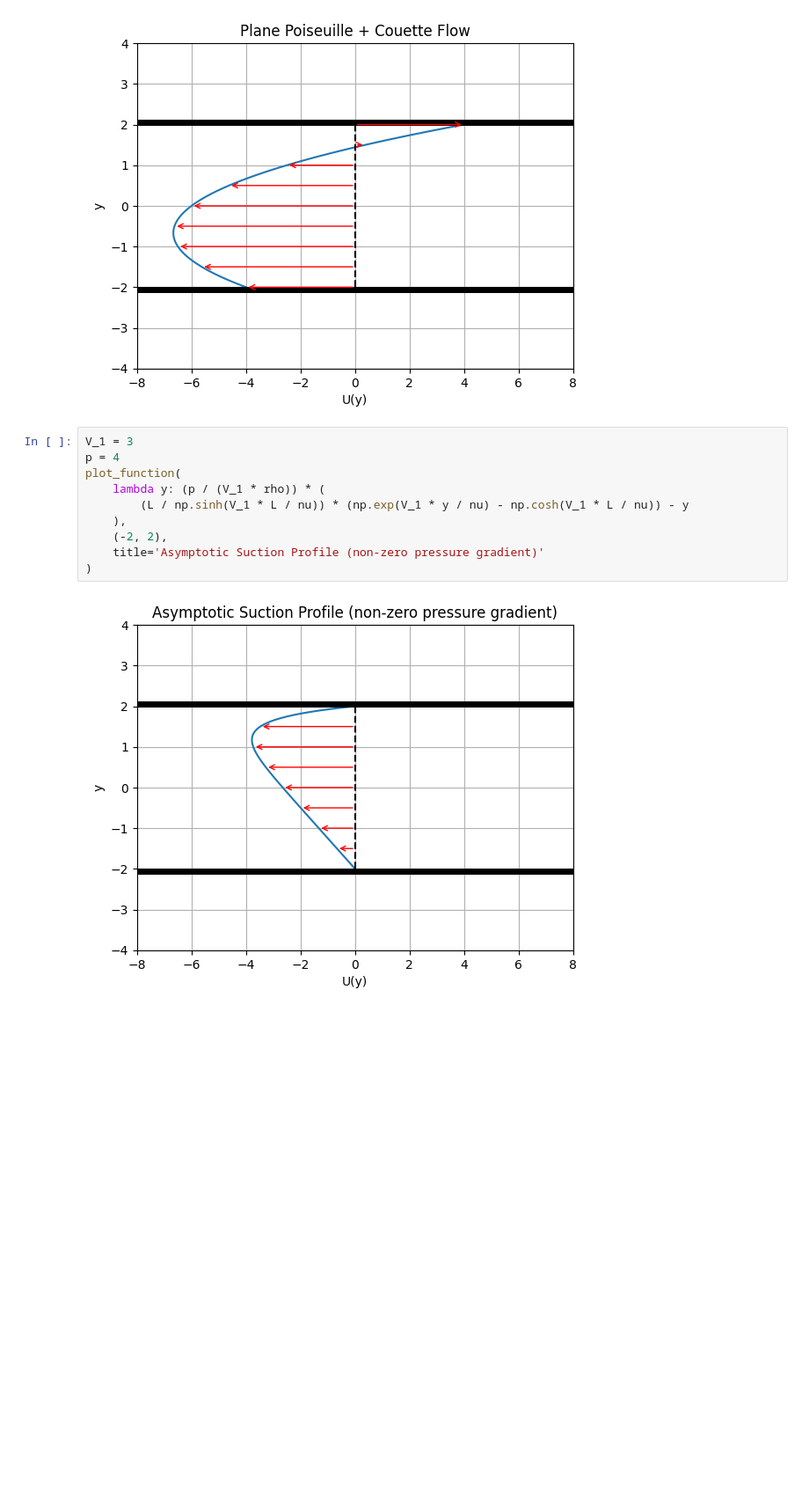
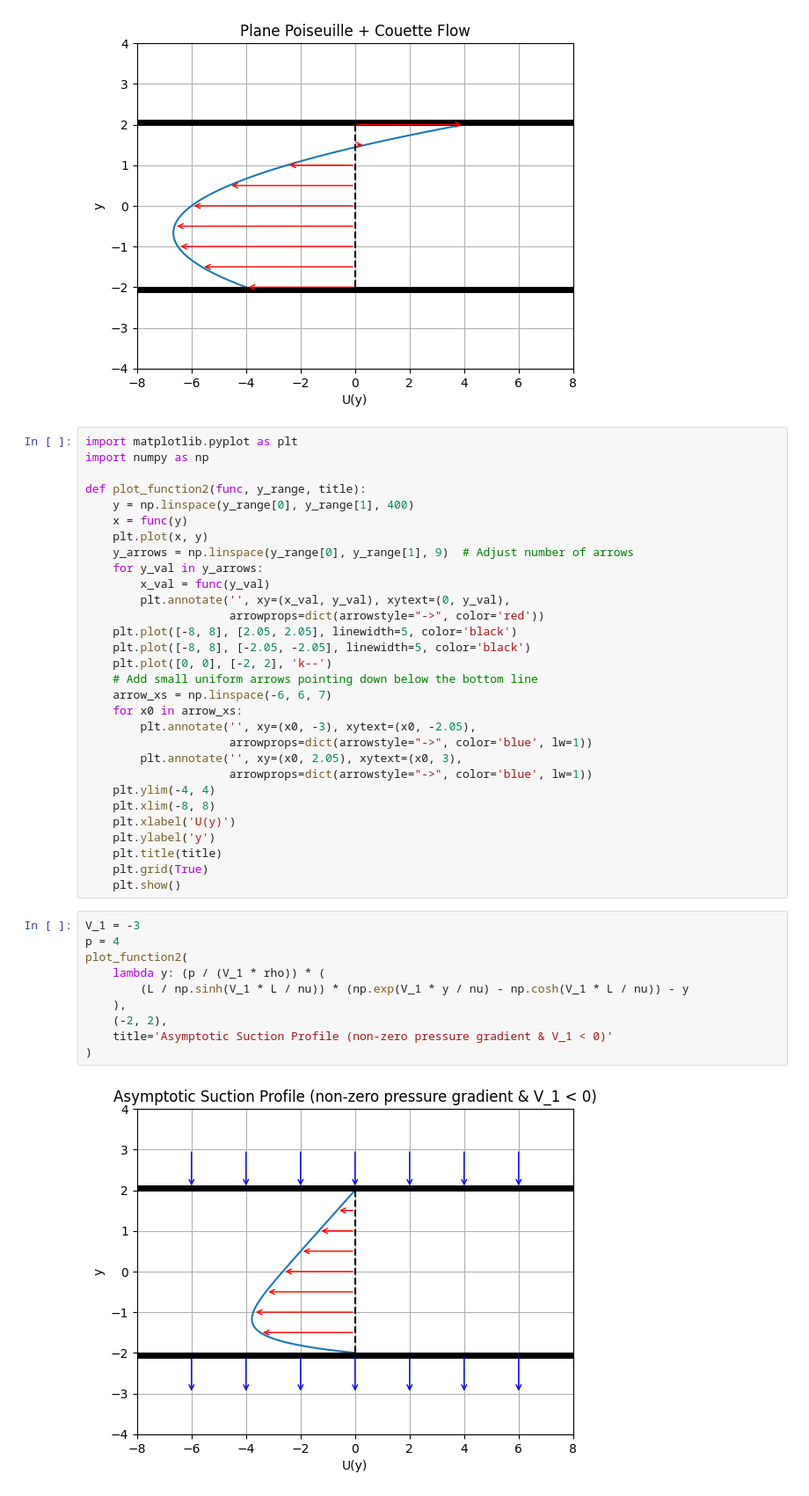
Before and after one commit to Alness5/Viscous-Fluid-Instability, a Jupyter notebook: channel_flows.ipynb, the cells around one changed output. Shown at 88% size. Drawn from its saved outputs; the diff is of its cells as text; blank space fills up the shorter version.

```diff
--- a/channel_flows.ipynb
+++ b/channel_flows.ipynb
@@ -44,17 +44,47 @@ plot_function(lambda y: (V_2/L)*y, (-2, 2), title='Plane Couette Flow')
 plot_function(lambda y: (p/(rho*nu))*(y**2-L**2) + (V_2/L)*y, (-2, 2), title='Plane Poiseuille + Couette Flow')
 # %% [output]
 [figure]
+# %%
+import matplotlib.pyplot as plt
+import numpy as np
+
+def plot_function2(func, y_range, title):
+    y = np.linspace(y_range[0], y_range[1], 400)
+    x = func(y)
+    plt.plot(x, y)
+    y_arrows = np.linspace(y_range[0], y_range[1], 9)  # Adjust number of arrows
+    for y_val in y_arrows:
+        x_val = func(y_val)
+        plt.annotate('', xy=(x_val, y_val), xytext=(0, y_val),
+                     arrowprops=dict(arrowstyle="->", color='red'))
+    plt.plot([-8, 8], [2.05, 2.05], linewidth=5, color='black')
+    plt.plot([-8, 8], [-2.05, -2.05], linewidth=5, color='black')
+    plt.plot([0, 0], [-2, 2], 'k--')
+    # Add small uniform arrows pointing down below the bottom line
+    arrow_xs = np.linspace(-6, 6, 7)
+    for x0 in arrow_xs:
+        plt.annotate('', xy=(x0, -3), xytext=(x0, -2.05),
+                     arrowprops=dict(arrowstyle="->", color='blue', lw=1))
+        plt.annotate('', xy=(x0, 2.05), xytext=(x0, 3),
+                     arrowprops=dict(arrowstyle="->", color='blue', lw=1))
+    plt.ylim(-4, 4)
+    plt.xlim(-8, 8)
+    plt.xlabel('U(y)')
+    plt.ylabel('y')
+    plt.title(title)
+    plt.grid(True)
+    plt.show()
 # %%
-V_1 = 3
+V_1 = -3
 p = 4
-plot_function(
+plot_function2(
     lambda y: (p / (V_1 * rho)) * (
         (L / np.sinh(V_1 * L / nu)) * (np.exp(V_1 * y / nu) - np.cosh(V_1 * L / nu)) - y
     ),
     (-2, 2),
-    title='Asymptotic Suction Profile (non-zero pressure gradient)'
+    title='Asymptotic Suction Profile (non-zero pressure gradient & V_1 < 0)'
 )
 # %% [output]
-[figure, old version]
+[figure, new version]
 # %%
 V_1 = -2
```
Also changed, not shown: parts of 3 cells of this notebook.
